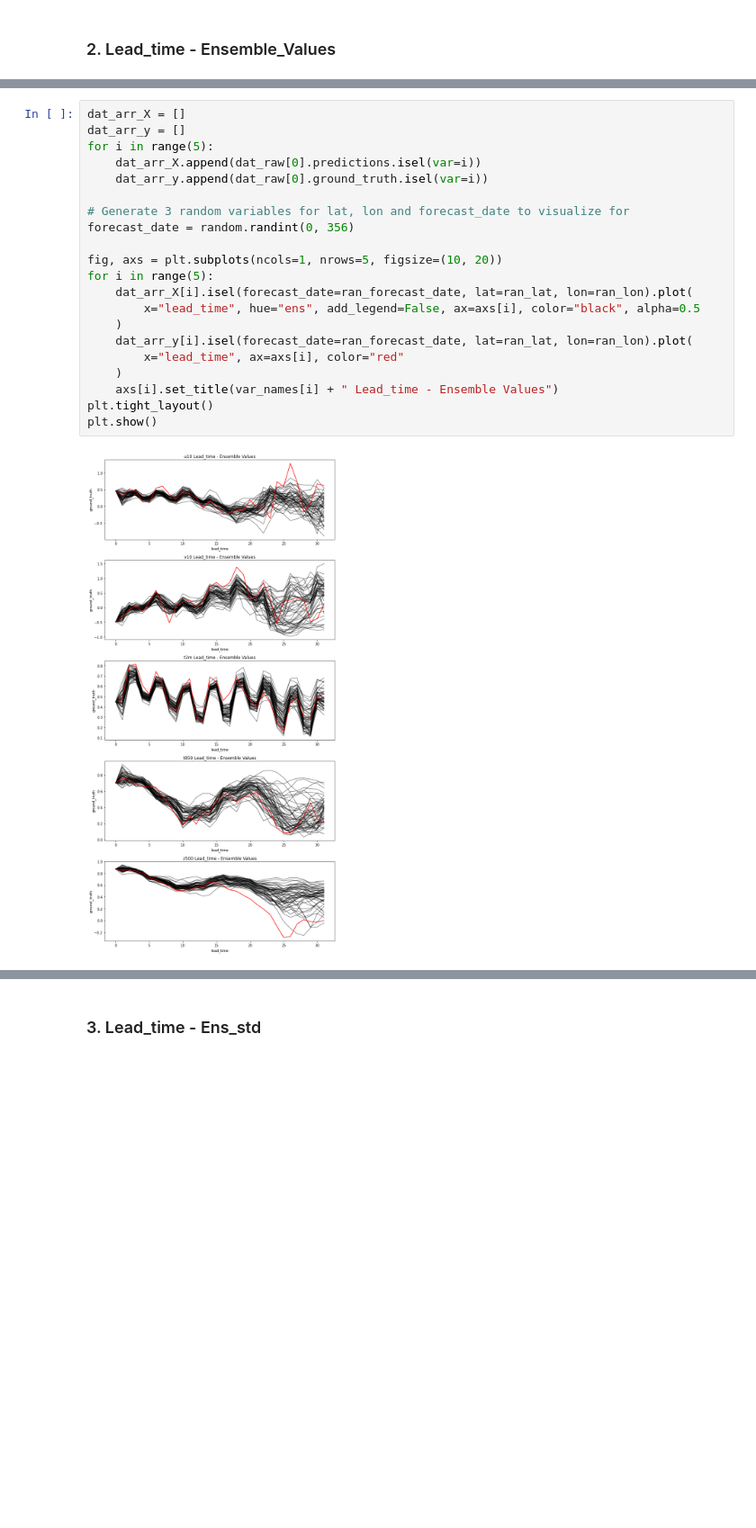
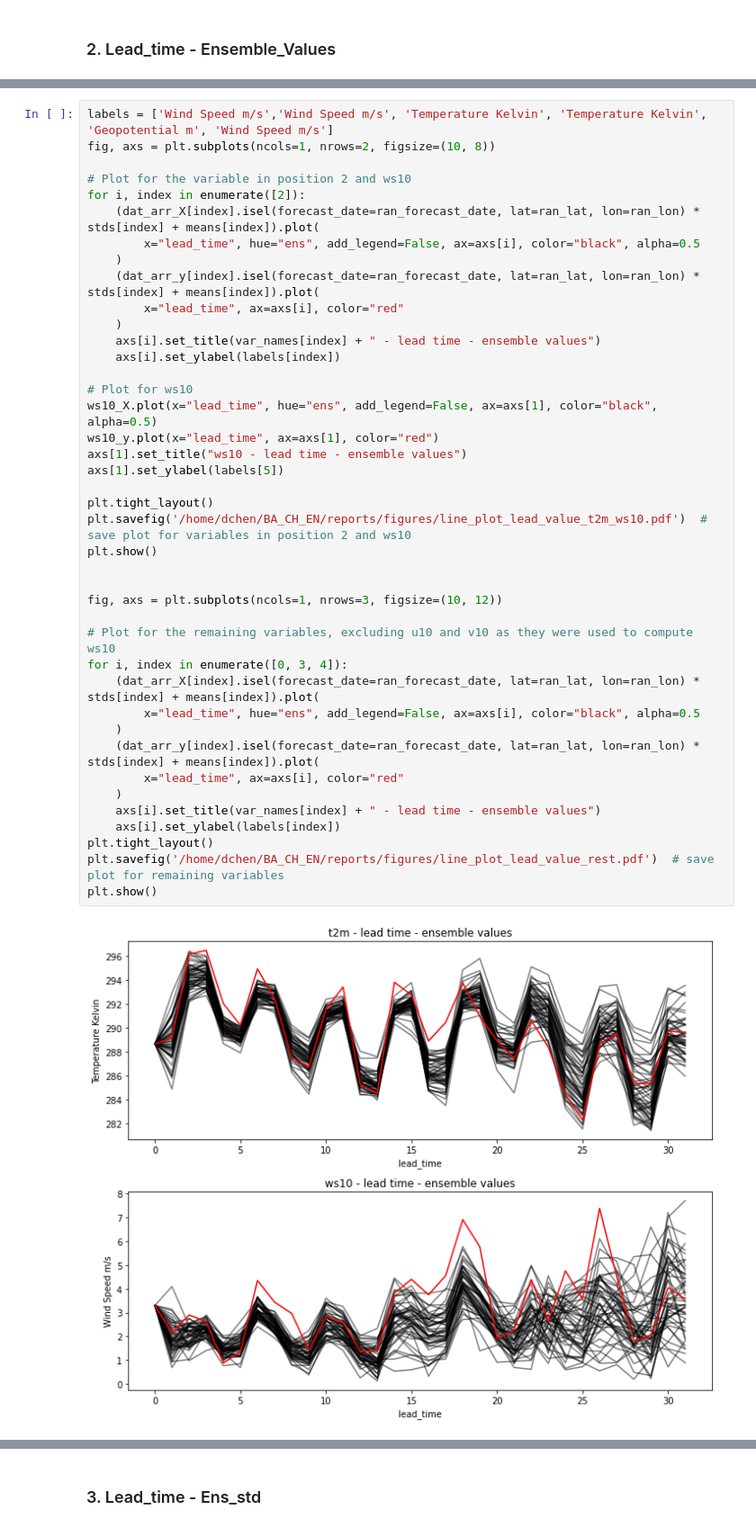
Before and after one commit to cleveryangcong/Bachelor_Thesis, a Jupyter notebook: notebooks/reports/1.0-dc-data_visualization.ipynb, the cells around one changed output, grey strips where cells are left out. Shown at 90% size. Drawn from its saved outputs; the diff is of its cells as text; blank space fills up the shorter version.

Commit message:
Added lineplots and changed positions storage plots

```diff
--- a/notebooks/reports/1.0-dc-data_visualization.ipynb
+++ b/notebooks/reports/1.0-dc-data_visualization.ipynb
@@ -65,23 +107,43 @@ dat_test_denorm = ldpd.load_data_all_test_proc_denorm()
 # %%
-dat_arr_X = []
-dat_arr_y = []
-for i in range(5):
-    dat_arr_X.append(dat_raw[0].predictions.isel(var=i))
-    dat_arr_y.append(dat_raw[0].ground_truth.isel(var=i))
+labels = ['Wind Speed m/s','Wind Speed m/s', 'Temperature Kelvin', 'Temperature Kelvin', 'Geopotential m', 'Wind Speed m/s']
+fig, axs = plt.subplots(ncols=1, nrows=2, figsize=(10, 8))
 
-# Generate 3 random variables for lat, lon and forecast_date to visualize for
-forecast_date = random.randint(0, 356)
-
-fig, axs = plt.subplots(ncols=1, nrows=5, figsize=(10, 20))
-for i in range(5):
-    dat_arr_X[i].isel(forecast_date=ran_forecast_date, lat=ran_lat, lon=ran_lon).plot(
+# Plot for the variable in position 2 and ws10
+for i, index in enumerate([2]):
+    (dat_arr_X[index].isel(forecast_date=ran_forecast_date, lat=ran_lat, lon=ran_lon) * stds[index] + means[index]).plot(
         x="lead_time", hue="ens", add_legend=False, ax=axs[i], color="black", alpha=0.5
     )
-    dat_arr_y[i].isel(forecast_date=ran_forecast_date, lat=ran_lat, lon=ran_lon).plot(
+    (dat_arr_y[index].isel(forecast_date=ran_forecast_date, lat=ran_lat, lon=ran_lon) * stds[index] + means[index]).plot(
         x="lead_time", ax=axs[i], color="red"
     )
-    axs[i].set_title(var_names[i] + " Lead_time - Ensemble Values")
+    axs[i].set_title(var_names[index] + " - lead time - ensemble values")
+    axs[i].set_ylabel(labels[index])
+
+# Plot for ws10
+ws10_X.plot(x="lead_time", hue="ens", add_legend=False, ax=axs[1], color="black", alpha=0.5)
+ws10_y.plot(x="lead_time", ax=axs[1], color="red")
+axs[1].set_title("ws10 - lead time - ensemble values")
+axs[1].set_ylabel(labels[5])
+
 plt.tight_layout()
+plt.savefig('/home/dchen/BA_CH_EN/reports/figures/line_plot_lead_value_t2m_ws10.pdf')  # save plot for variables in position 2 and ws10
 plt.show()
+
+
+fig, axs = plt.subplots(ncols=1, nrows=3, figsize=(10, 12))
+
+# Plot for the remaining variables, excluding u10 and v10 as they were used to compute ws10
+for i, index in enumerate([0, 3, 4]):
+    (dat_arr_X[index].isel(forecast_date=ran_forecast_date, lat=ran_lat, lon=ran_lon) * stds[index] + means[index]).plot(
+        x="lead_time", hue="ens", add_legend=False, ax=axs[i], color="black", alpha=0.5
+    )
+    (dat_arr_y[index].isel(forecast_date=ran_forecast_date, lat=ran_lat, lon=ran_lon) * stds[index] + means[index]).plot(
+        x="lead_time", ax=axs[i], color="red"
+    )
+    axs[i].set_title(var_names[index] + " - lead time - ensemble values")
+    axs[i].set_ylabel(labels[index])
+plt.tight_layout()
+plt.savefig('/home/dchen/BA_CH_EN/reports/figures/line_plot_lead_value_rest.pdf')  # save plot for remaining variables
+plt.show()
 # %% [output]
-[figure, old version]
+[figure, new version]
```
Also changed, not shown: parts of 4 cells of this notebook, 5 other files.
